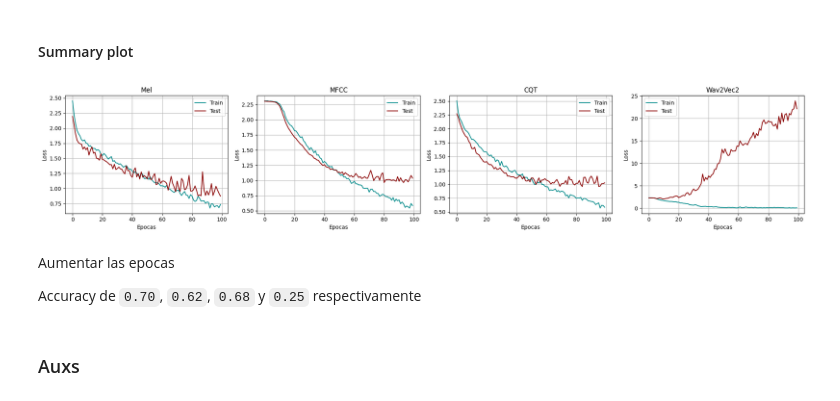
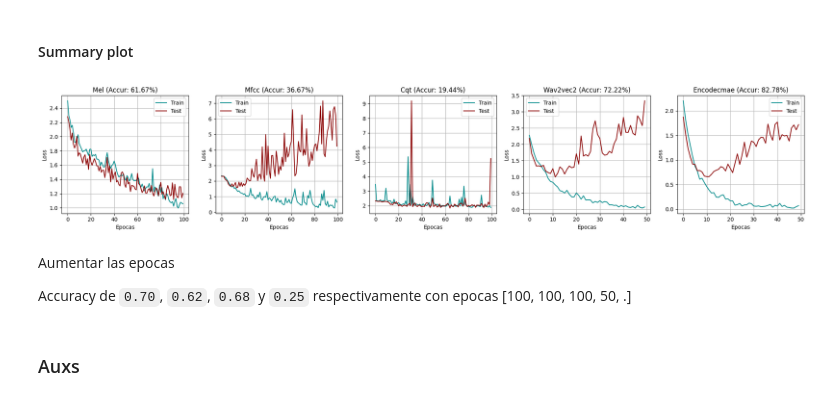
Before and after one commit to aaronbernal28/DeepMusicGenreClassifier, a Jupyter notebook: notebooks/cnns.ipynb, the cells around one changed output. Saved outputs shown, nothing was run; the diff lists cells and outputs as text; code cells hidden in the pictures.

```diff
--- a/notebooks/cnns.ipynb
+++ b/notebooks/cnns.ipynb
@@ -507,0 +360,16 @@ Accuracy del modelo con los datos de testeo: 0.25
+# %%
+FEATURE = 'wav2vec2'
+MODEL = CNN2
+
+train_dataset, test_dataset = get_data_max(FEATURE, Image_dataset)
+params['feature_len'] = train_dataset[0]['input_length'][0] # depende del dataset
+
+# Entrenamos el modelo
+model0, train_losses[FEATURE], test_losses[FEATURE] = train_pro_max(
+    model_class=MODEL,
+    train_dataset=train_dataset,
+    test_dataset=test_dataset,
+    feature_name=FEATURE,
+    **params
+)
+accur[FEATURE] = accuracy(model0, test_dataset)
@@ -509,0 +398,16 @@ Accuracy del modelo con los datos de testeo: 0.25
+# %%
+FEATURE = 'EnCodecMAE'
+MODEL = CNN2
+
+train_dataset, test_dataset = get_data_max(FEATURE, Image_dataset)
+params['feature_len'] = train_dataset[0]['input_length'][0] # depende del dataset
+
+# Entrenamos el modelo
+model0, train_losses[FEATURE], test_losses[FEATURE] = train_pro_max(
+    model_class=MODEL,
+    train_dataset=train_dataset,
+    test_dataset=test_dataset,
+    feature_name=FEATURE,
+    **params
+)
+accur[FEATURE] = accuracy(model0, test_dataset)
@@ -510,22 +434,20 @@ Accuracy del modelo con los datos de testeo: 0.25
 # %% [markdown]
 #### Summary plot
 # %%
-fig, axes = plt.subplots(1, 4, figsize=(20, 4))
+fig, axes = plt.subplots(1, len(train_losses.keys()), figsize=(20, 4))
 
-plot_losses(train_losses_mel, val_losses_mel, axes[0], title='Mel')
-plot_losses(train_losses_mfcc, val_losses_mfcc, axes[1], title='MFCC')
-plot_losses(train_losses_cqt, val_losses_cqt, axes[2], title='CQT')
-plot_losses(train_losses_wav2vec2, val_losses_wav2vec2, axes[3], title='Wav2Vec2')
+for i, feat in enumerate(train_losses.keys()):
+    plot_losses(train_losses[feat], test_losses[feat], axes[i], title=feat.capitalize(), accuracy=accur[feat])
 #for ax in axes:
 #    ax.set_ylim(-0.1, 2.5)
 plt.tight_layout()
 plt.show()
 # %% [output]
-[figure, old version]
+[figure, new version]
 # %% [markdown]
 Aumentar las epocas
 
-Accuracy de `0.70`, `0.62`, `0.68` y `0.25` respectivamente
+Accuracy de `0.70`, `0.62`, `0.68` y `0.25` respectivamente con epocas [100, 100, 100, 50, .]
 # %% [markdown]
 ### Auxs
 # %%
```
Also changed, not shown: parts of 35 cells of this notebook, 1 other file.
